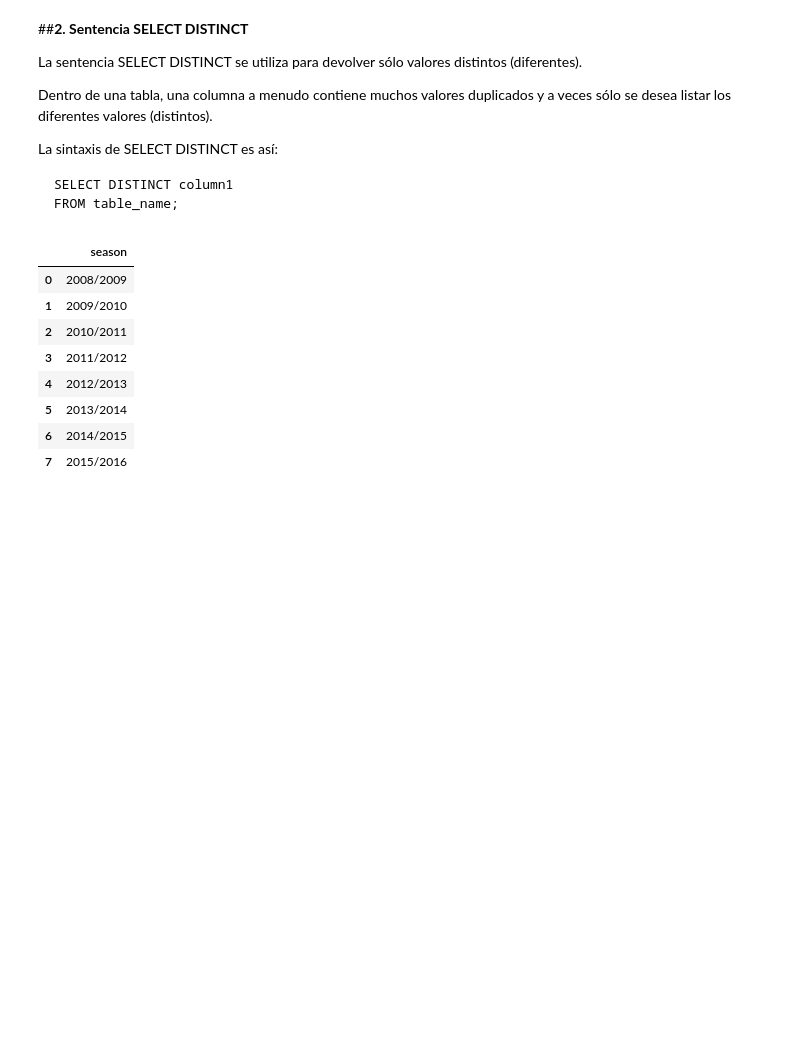
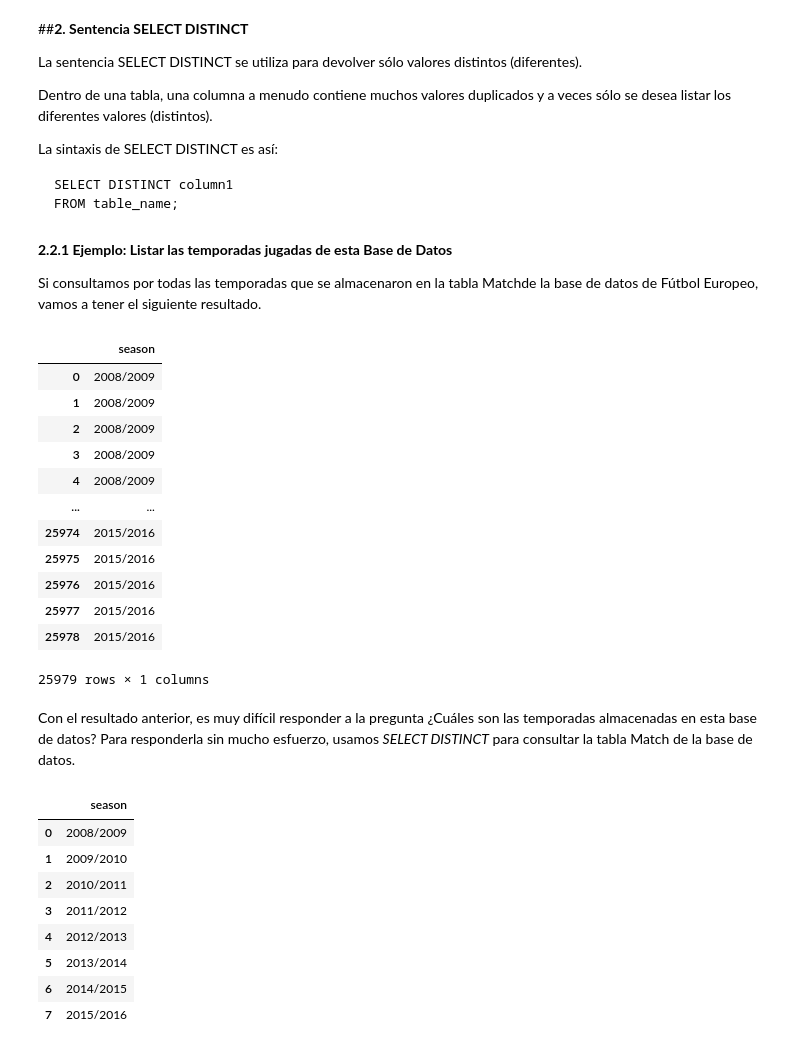
Before and after one commit to ErikaDivantoque/Talento_Tech, a Jupyter notebook: Modulo_2_SQL.ipynb, the cells around one changed output. Saved outputs shown, nothing was run; the diff lists cells and outputs as text; code cells hidden in the pictures; blank space fills up the shorter version.

```diff
--- a/Modulo_2_SQL.ipynb
+++ b/Modulo_2_SQL.ipynb
@@ -185,4 +211,30 @@ La sintaxis de SELECT DISTINCT es así:
 
     SELECT DISTINCT column1
     FROM table_name;
+# %% [markdown]
+**2.2.1 Ejemplo: Listar las temporadas jugadas de esta Base de Datos**
+
+Si consultamos por todas las temporadas que se almacenaron en la tabla Matchde la base de datos de Fútbol Europeo, vamos a tener el siguiente resultado.
+# %%
+query = """  SELECT season
+             FROM Match; """
+
+seasons = pd.read_sql(query, conn)
+seasons
+# %% [output]
+|  | season |
+| 0 | 2008/2009 |
+| 1 | 2008/2009 |
+| 2 | 2008/2009 |
+| 3 | 2008/2009 |
+| 4 | 2008/2009 |
+| ... | ... |
+| 25974 | 2015/2016 |
+| 25975 | 2015/2016 |
+| 25976 | 2015/2016 |
+| 25977 | 2015/2016 |
+| 25978 | 2015/2016 |
+25979 rows × 1 columns
+# %% [markdown]
+Con el resultado anterior, es muy difícil responder a la pregunta ¿Cuáles son las temporadas almacenadas en esta base de datos? Para responderla sin mucho esfuerzo, usamos *SELECT DISTINCT* para consultar la tabla Match de la base de datos.
 # %%
```
Also changed, not shown: parts of 86 cells of this notebook.
